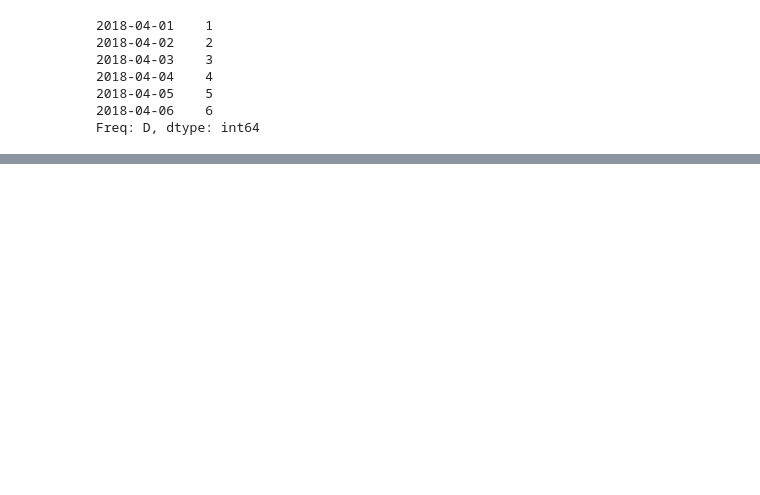
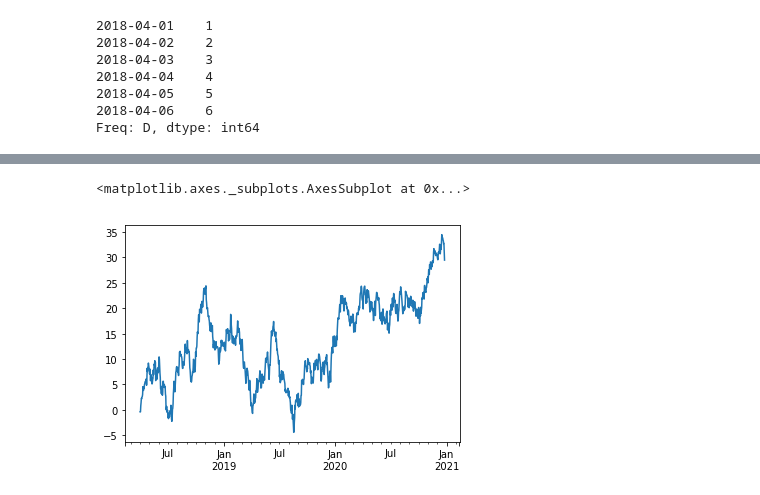
Before and after one commit to LiYan1988/pandas-tutorial, a Jupyter notebook: 10-min.ipynb, the cells around one changed output, grey strips where cells are left out. Drawn from its saved outputs; the diff is of its cells as text; code cells hidden in the pictures; blank space fills up the shorter version.

```diff
--- a/10-min.ipynb
+++ b/10-min.ipynb
@@ -378,0 +509,6 @@ pd.__version__
+# %%
+ts = ts.cumsum()
+ts.plot()
+# %% [output]
+<matplotlib.axes._subplots.AxesSubplot at 0x...>
+[figure, added]
```
Also changed, not shown: parts of 53 cells of this notebook, 2 other files.
